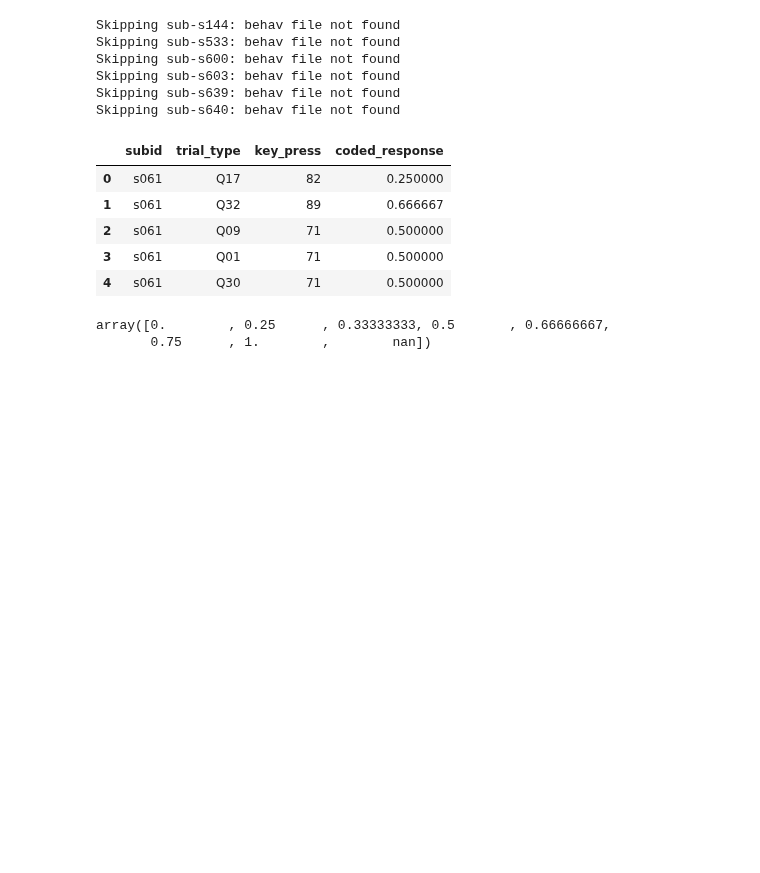
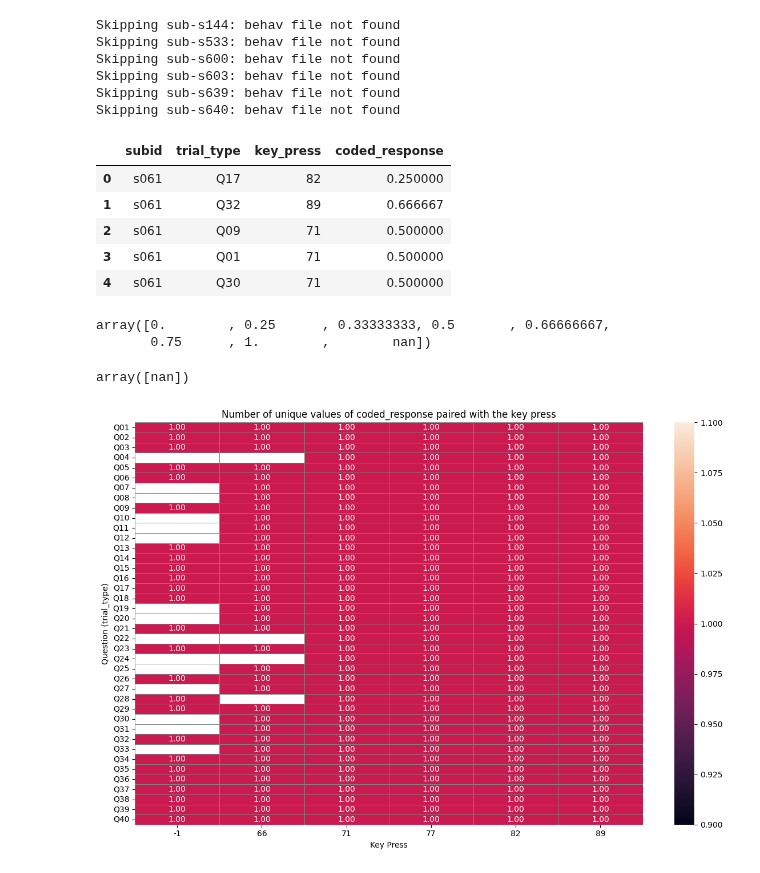
Before and after one commit to jaemonj/survey-medley-code, a Jupyter notebook: analyses/data_exploration/events_data_explore.ipynb, the cells around one changed output. Saved outputs shown, nothing was run; the diff lists cells and outputs as text; code cells hidden in the pictures; blank space fills up the shorter version.

```diff
--- a/analyses/data_exploration/events_data_explore.ipynb
+++ b/analyses/data_exploration/events_data_explore.ipynb
@@ -751,3 +751,9 @@ np.unique(coded_response_df['coded_response'])
 # %% [output]
 array([0.        , 0.25      , 0.33333333, 0.5       , 0.66666667,
        0.75      , 1.        ,        nan])
+# %%
+junk = coded_response_df.loc[coded_response_df['key_press'] == -1]
+
+junk['coded_response'].unique()
+# %% [output]
+array([nan])
@@ -754 +770,25 @@ array([0.        , 0.25      , 0.33333333, 0.5       , 0.66666667,
+# %%
+# Check that the same key press is always mapped to only one coded response
+pivot_unique = coded_response_df.pivot_table(
+    index='trial_type',
+    columns='key_press',
+    values='coded_response_label',
+    aggfunc=lambda x: x.nunique(),
+)
+
+# Then sort trial_types naturally
+pivot_unique = pivot_unique.reindex(
+    sorted(pivot_unique.index, key=lambda x: int(x[1:]))
+)
+# %%
+plt.figure(figsize=(12, 8))
+sns.heatmap(pivot_unique, annot=True, fmt='.2f', linewidths=0.5, linecolor='gray')
+
+plt.title('Number of unique values of coded_response paired with the key press')
+plt.xlabel('Key Press')
+plt.ylabel('Question (trial_type)')
+plt.tight_layout()
+plt.show()
+# %% [output]
+[figure, added]
 # %%
```
Also changed, not shown: parts of 2 cells of this notebook.
